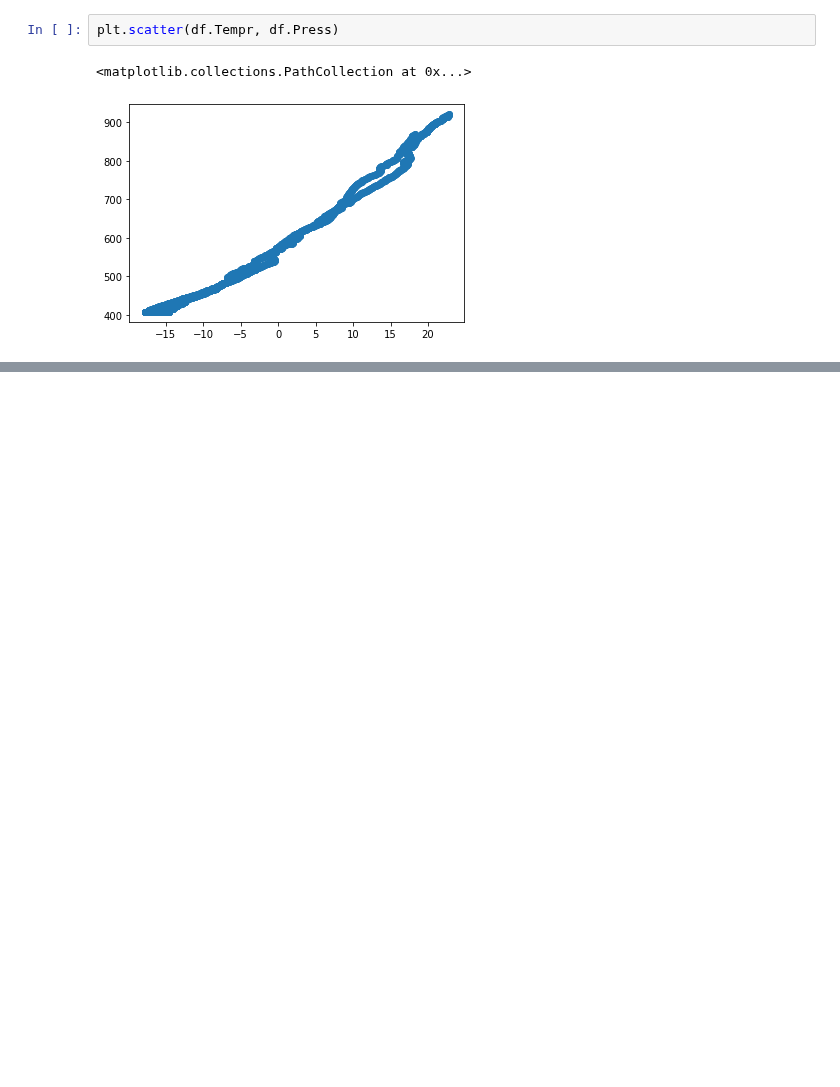
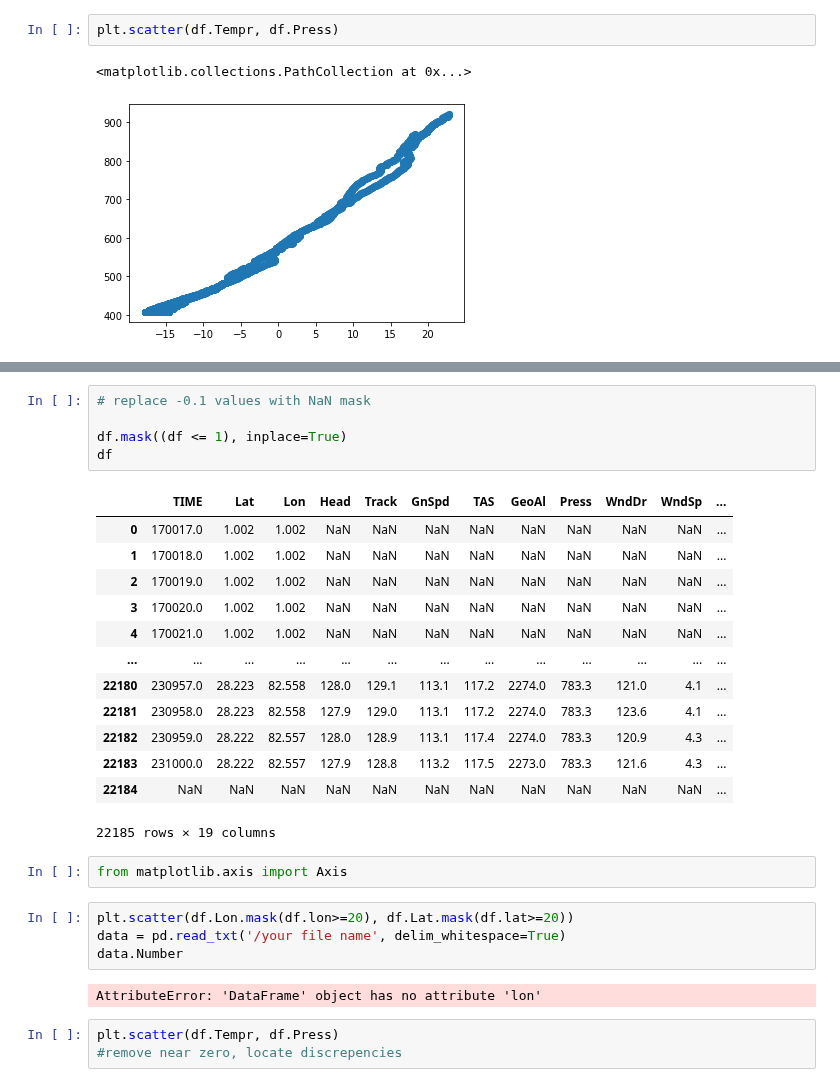
Before and after one commit to VictoriaPizzini/MPO624_2022, a Jupyter notebook: Notebooks/Victoria Folder/LarryPractice.ipynb, the cells around one changed output, grey strips where cells are left out. Saved outputs shown, nothing was run; the diff lists cells and outputs as text; blank space fills up the shorter version.

```diff
--- a/Notebooks/Victoria Folder/LarryPractice.ipynb
+++ b/Notebooks/Victoria Folder/LarryPractice.ipynb
@@ -55,0 +81,30 @@ plt.scatter(df.Tempr, df.Press)
+# %%
+# replace -0.1 values with NaN mask
+
+df.mask((df <= 1), inplace=True)
+df
+# %% [output]
+|  | TIME | Lat | Lon | Head | Track | GnSpd | TAS | GeoAl | Press | WndDr | WndSp | ... |
+| 0 | 170017.0 | 1.002 | 1.002 | NaN | NaN | NaN | NaN | NaN | NaN | NaN | NaN | ... |
+| 1 | 170018.0 | 1.002 | 1.002 | NaN | NaN | NaN | NaN | NaN | NaN | NaN | NaN | ... |
+| 2 | 170019.0 | 1.002 | 1.002 | NaN | NaN | NaN | NaN | NaN | NaN | NaN | NaN | ... |
+| 3 | 170020.0 | 1.002 | 1.002 | NaN | NaN | NaN | NaN | NaN | NaN | NaN | NaN | ... |
+| 4 | 170021.0 | 1.002 | 1.002 | NaN | NaN | NaN | NaN | NaN | NaN | NaN | NaN | ... |
+| ... | ... | ... | ... | ... | ... | ... | ... | ... | ... | ... | ... | ... |
+| 22180 | 230957.0 | 28.223 | 82.558 | 128.0 | 129.1 | 113.1 | 117.2 | 2274.0 | 783.3 | 121.0 | 4.1 | ... |
+| 22181 | 230958.0 | 28.223 | 82.558 | 127.9 | 129.0 | 113.1 | 117.2 | 2274.0 | 783.3 | 123.6 | 4.1 | ... |
+| 22182 | 230959.0 | 28.222 | 82.557 | 128.0 | 128.9 | 113.1 | 117.4 | 2274.0 | 783.3 | 120.9 | 4.3 | ... |
+| 22183 | 231000.0 | 28.222 | 82.557 | 127.9 | 128.8 | 113.2 | 117.5 | 2273.0 | 783.3 | 121.6 | 4.3 | ... |
+| 22184 | NaN | NaN | NaN | NaN | NaN | NaN | NaN | NaN | NaN | NaN | NaN | ... |
+22185 rows × 19 columns
+# %%
+from matplotlib.axis import Axis
+# %%
+plt.scatter(df.Lon.mask(df.lon>=20), df.Lat.mask(df.lat>=20))
+data = pd.read_txt('/your file name', delim_whitespace=True)
+data.Number
+# %% [output]
+AttributeError: 'DataFrame' object has no attribute 'lon'
+# %%
+plt.scatter(df.Tempr, df.Press)
+#remove near zero, locate discrepencies
```
Also changed, not shown: parts of 1 cell of this notebook, 7 other files.
